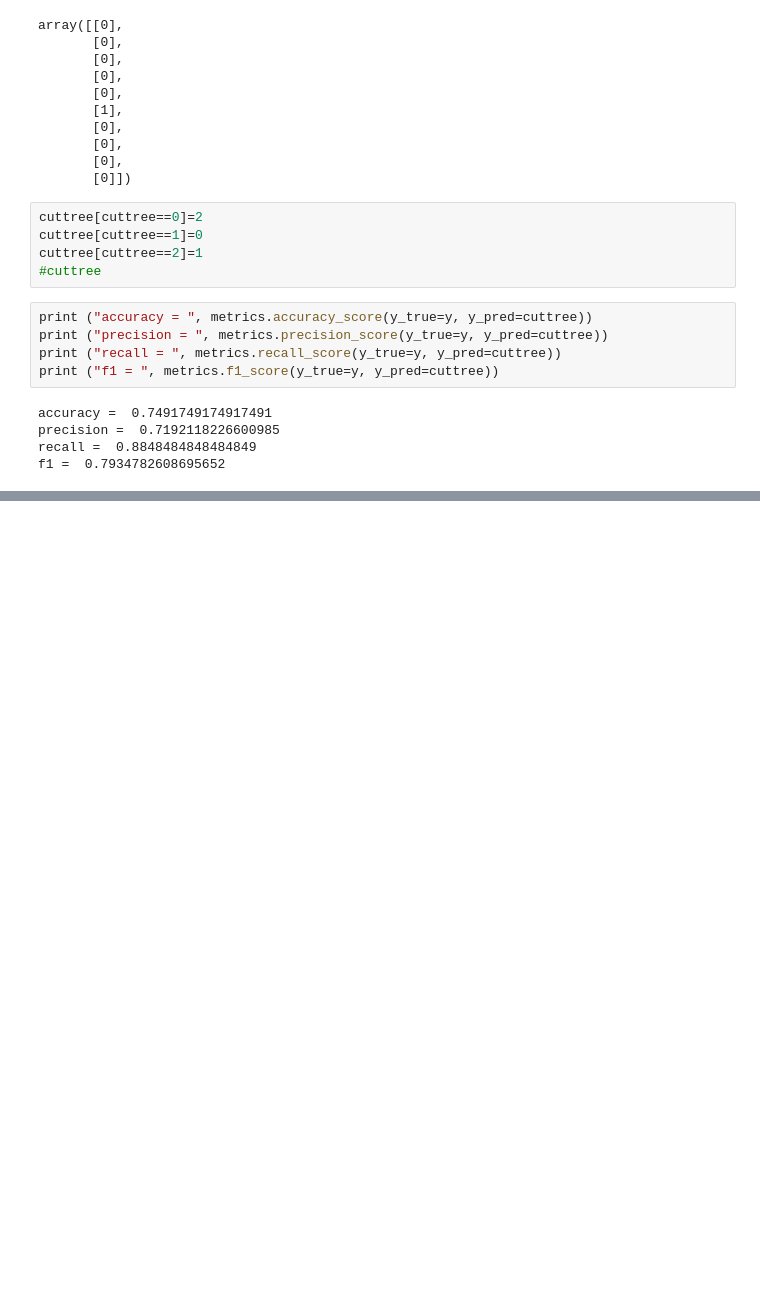
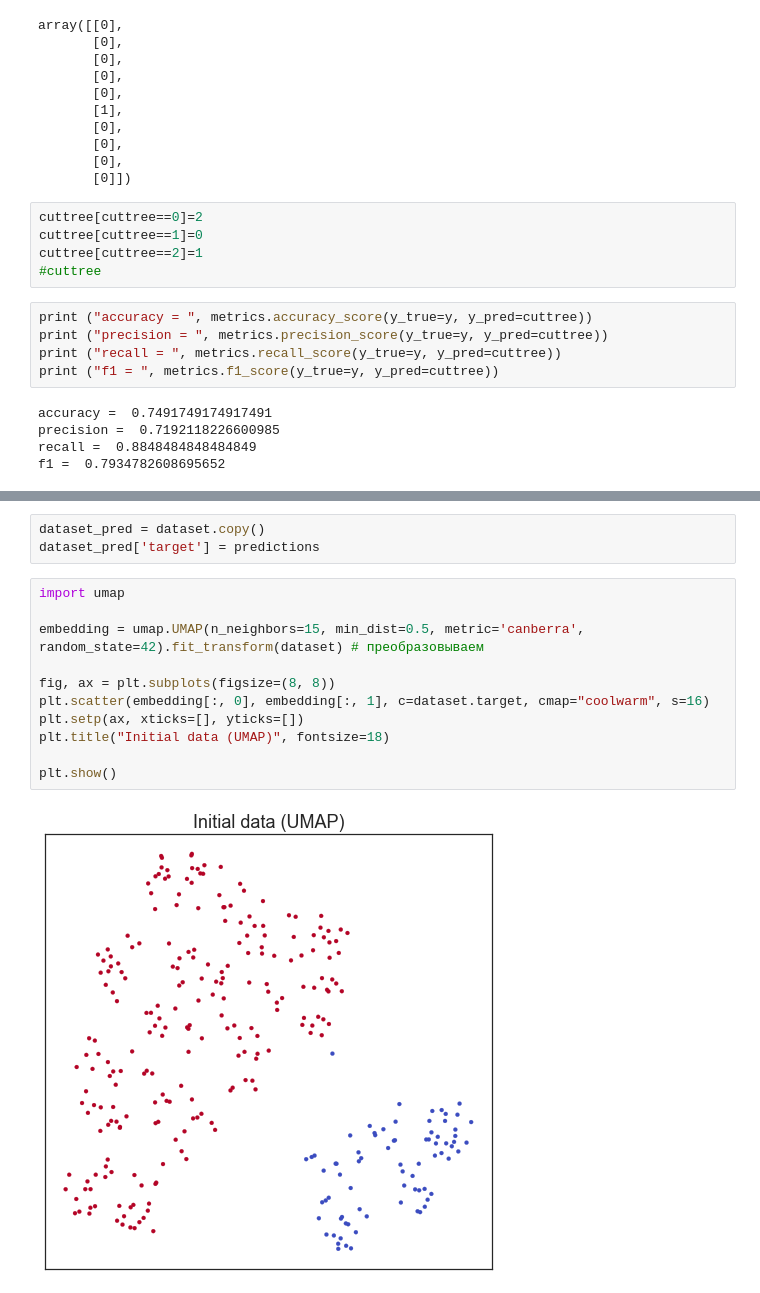
Before and after one commit to dayannn/DS-course, a Jupyter notebook: Lab2.ipynb, the cells around one changed output, grey strips where cells are left out. Cells and saved outputs as stored; diff of their text form; blank space fills up the shorter version.

```diff
--- a/Lab2.ipynb
+++ b/Lab2.ipynb
@@ -229,0 +278,16 @@ f1 =  0.7934782608695652
+# %%
+dataset_pred = dataset.copy()
+dataset_pred['target'] = predictions
+# %%
+import umap
+
+embedding = umap.UMAP(n_neighbors=15, min_dist=0.5, metric='canberra', random_state=42).fit_transform(dataset) # преобразовываем
+
+fig, ax = plt.subplots(figsize=(8, 8))
+plt.scatter(embedding[:, 0], embedding[:, 1], c=dataset.target, cmap="coolwarm", s=16)
+plt.setp(ax, xticks=[], yticks=[])
+plt.title("Initial data (UMAP)", fontsize=18)
+
+plt.show()
+# %% [output]
+[figure, added]
```
Also changed, not shown: parts of 6 cells of this notebook.
